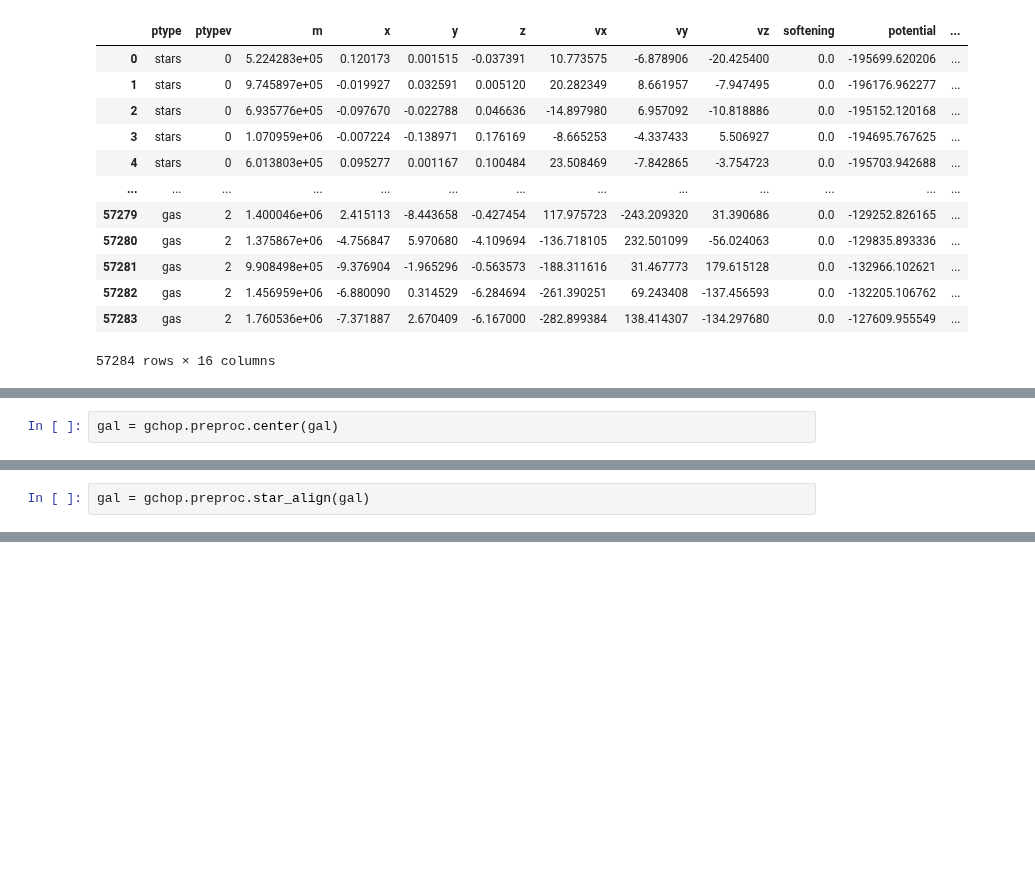
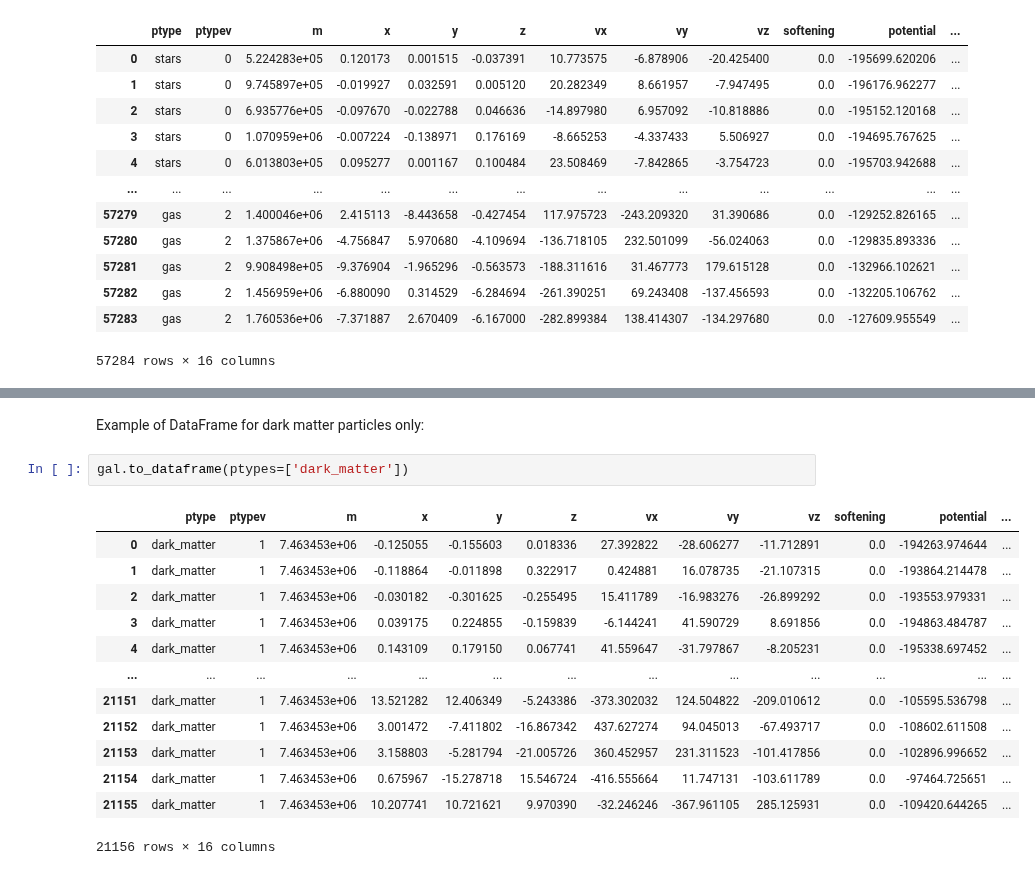
Before and after one commit to vcristiani/galaxy-chop, a Jupyter notebook: docs/source/tutorials/galaxies.ipynb, the cells around one changed output, grey strips where cells are left out. Drawn from its saved outputs; the diff is of its cells as text; blank space fills up the shorter version.

```diff
--- a/docs/source/tutorials/galaxies.ipynb
+++ b/docs/source/tutorials/galaxies.ipynb
@@ -397,2 +369,0 @@ First of all, to perform the dynamical decomposition is necesary center the posi
-# %%
-gal = gchop.preproc.center(gal)
@@ -404,2 +369,0 @@ Optionally, only stars particles within a cutting radius `(r_cut)` can be used t
-# %%
-gal = gchop.preproc.star_align(gal)
@@ -491,0 +388,18 @@ components.to_dataframe()
+# %% [markdown]
+Example of DataFrame for dark matter particles only:
+# %%
+gal.to_dataframe(ptypes=['dark_matter'])
+# %% [output]
+|  | ptype | ptypev | m | x | y | z | vx | vy | vz | softening | potential | ... |
+| 0 | dark_matter | 1 | 7.463453e+06 | -0.125055 | -0.155603 | 0.018336 | 27.392822 | -28.606277 | -11.712891 | 0.0 | -194263.974644 | ... |
+| 1 | dark_matter | 1 | 7.463453e+06 | -0.118864 | -0.011898 | 0.322917 | 0.424881 | 16.078735 | -21.107315 | 0.0 | -193864.214478 | ... |
+| 2 | dark_matter | 1 | 7.463453e+06 | -0.030182 | -0.301625 | -0.255495 | 15.411789 | -16.983276 | -26.899292 | 0.0 | -193553.979331 | ... |
+| 3 | dark_matter | 1 | 7.463453e+06 | 0.039175 | 0.224855 | -0.159839 | -6.144241 | 41.590729 | 8.691856 | 0.0 | -194863.484787 | ... |
+| 4 | dark_matter | 1 | 7.463453e+06 | 0.143109 | 0.179150 | 0.067741 | 41.559647 | -31.797867 | -8.205231 | 0.0 | -195338.697452 | ... |
+| ... | ... | ... | ... | ... | ... | ... | ... | ... | ... | ... | ... | ... |
+| 21151 | dark_matter | 1 | 7.463453e+06 | 13.521282 | 12.406349 | -5.243386 | -373.302032 | 124.504822 | -209.010612 | 0.0 | -105595.536798 | ... |
+| 21152 | dark_matter | 1 | 7.463453e+06 | 3.001472 | -7.411802 | -16.867342 | 437.627274 | 94.045013 | -67.493717 | 0.0 | -108602.611508 | ... |
+| 21153 | dark_matter | 1 | 7.463453e+06 | 3.158803 | -5.281794 | -21.005726 | 360.452957 | 231.311523 | -101.417856 | 0.0 | -102896.996652 | ... |
+| 21154 | dark_matter | 1 | 7.463453e+06 | 0.675967 | -15.278718 | 15.546724 | -416.555664 | 11.747131 | -103.611789 | 0.0 | -97464.725651 | ... |
+| 21155 | dark_matter | 1 | 7.463453e+06 | 10.207741 | 10.721621 | 9.970390 | -32.246246 | -367.961105 | 285.125931 | 0.0 | -109420.644265 | ... |
+21156 rows × 16 columns
```
Also changed, not shown: parts of 59 cells of this notebook, 1 other file.
